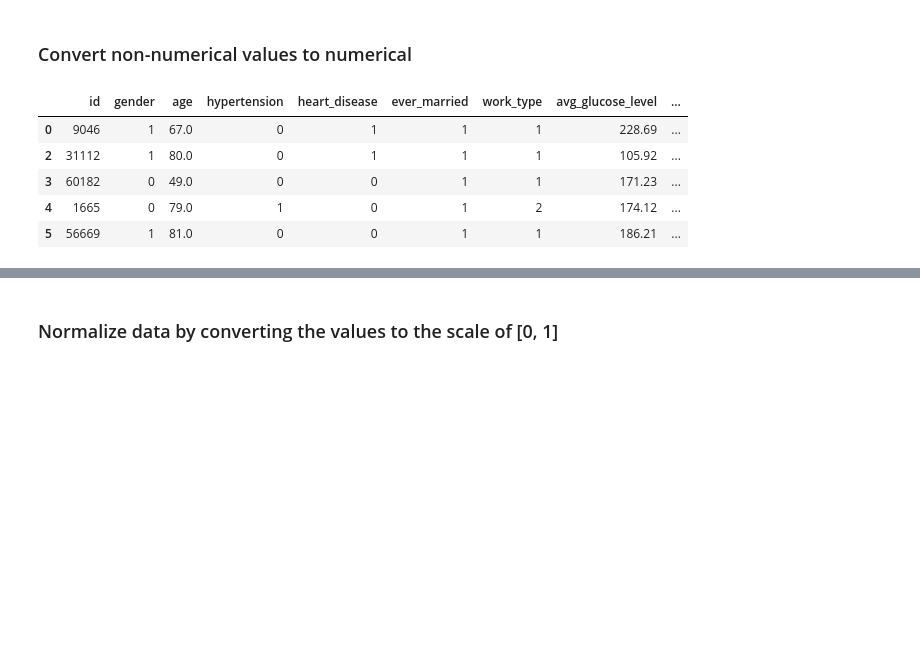
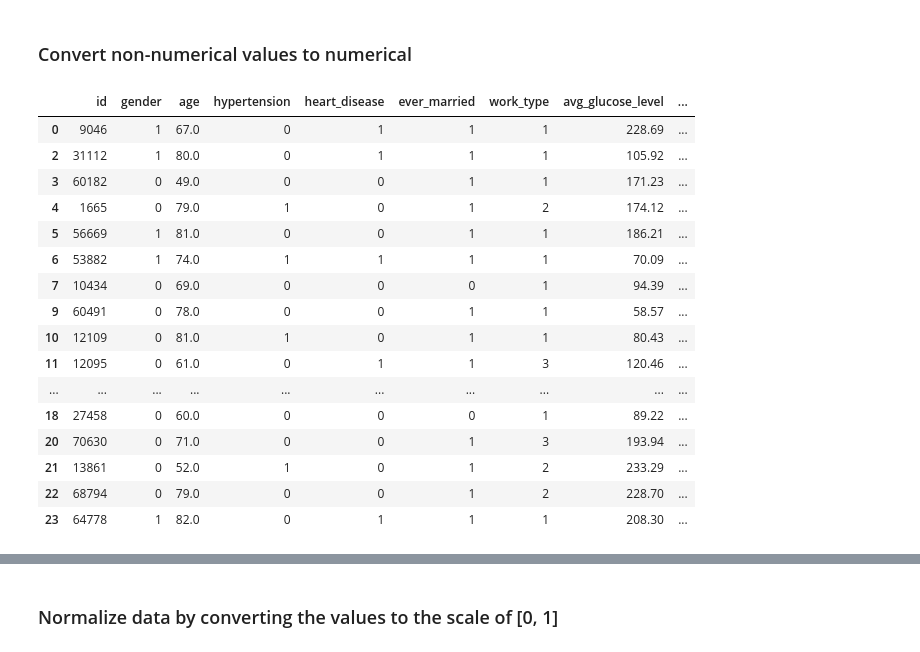
Before and after one commit to PoisonDarterz/ML-Assignment, a Jupyter notebook: data_cleaning.ipynb, the cells around one changed output, grey strips where cells are left out. Cells and saved outputs as stored; diff of their text form; code cells hidden in the pictures; blank space fills up the shorter version.

```diff
--- a/data_cleaning.ipynb
+++ b/data_cleaning.ipynb
@@ -89,19 +100,30 @@ After drop `Other` in gender: 4908
 # %%
 
 df['gender'] = df['gender'].map({'Male': 1, 'Female': 0})
 df['ever_married'] = df['ever_married'].map({'Yes': 1, 'No': 0})
 df['work_type'] = df['work_type'].map({'Never_worked': 0, 'Private': 1, 'Self-employed':2, 'Govt_job': 3, 'children': 4})
 df['residence_type'] = df['Residence_type'].map({'Urban': 1, 'Rural': 0})
-df['smoking_status'] = df['smoking_status'].map({'never smoked': 0, 'smokes': 1, 'formerly smoked': 2})
+df['smoking_status'] = df['smoking_status'].map({'never smoked': 0, 'smokes': 1, 'formerly smoked': 2, 'Unknown': 3})
 df = df.drop('Residence_type', axis=1)
-df.head()
+df.head(20)
 # %% [output]
 |  | id | gender | age | hypertension | heart_disease | ever_married | work_type | avg_glucose_level | ... |
 | 0 | 9046 | 1 | 67.0 | 0 | 1 | 1 | 1 | 228.69 | ... |
 | 2 | 31112 | 1 | 80.0 | 0 | 1 | 1 | 1 | 105.92 | ... |
 | 3 | 60182 | 0 | 49.0 | 0 | 0 | 1 | 1 | 171.23 | ... |
 | 4 | 1665 | 0 | 79.0 | 1 | 0 | 1 | 2 | 174.12 | ... |
 | 5 | 56669 | 1 | 81.0 | 0 | 0 | 1 | 1 | 186.21 | ... |
+| 6 | 53882 | 1 | 74.0 | 1 | 1 | 1 | 1 | 70.09 | ... |
+| 7 | 10434 | 0 | 69.0 | 0 | 0 | 0 | 1 | 94.39 | ... |
+| 9 | 60491 | 0 | 78.0 | 0 | 0 | 1 | 1 | 58.57 | ... |
+| 10 | 12109 | 0 | 81.0 | 1 | 0 | 1 | 1 | 80.43 | ... |
+| 11 | 12095 | 0 | 61.0 | 0 | 1 | 1 | 3 | 120.46 | ... |
+| ... | ... | ... | ... | ... | ... | ... | ... | ... | ... |
+| 18 | 27458 | 0 | 60.0 | 0 | 0 | 0 | 1 | 89.22 | ... |
+| 20 | 70630 | 0 | 71.0 | 0 | 0 | 1 | 3 | 193.94 | ... |
+| 21 | 13861 | 0 | 52.0 | 1 | 0 | 1 | 2 | 233.29 | ... |
+| 22 | 68794 | 0 | 79.0 | 0 | 0 | 1 | 2 | 228.70 | ... |
+| 23 | 64778 | 1 | 82.0 | 0 | 1 | 1 | 1 | 208.30 | ... |
 # %%
 import numpy as np
 from scipy import stats
```
Also changed, not shown: parts of 6 cells of this notebook, 1 other file.
